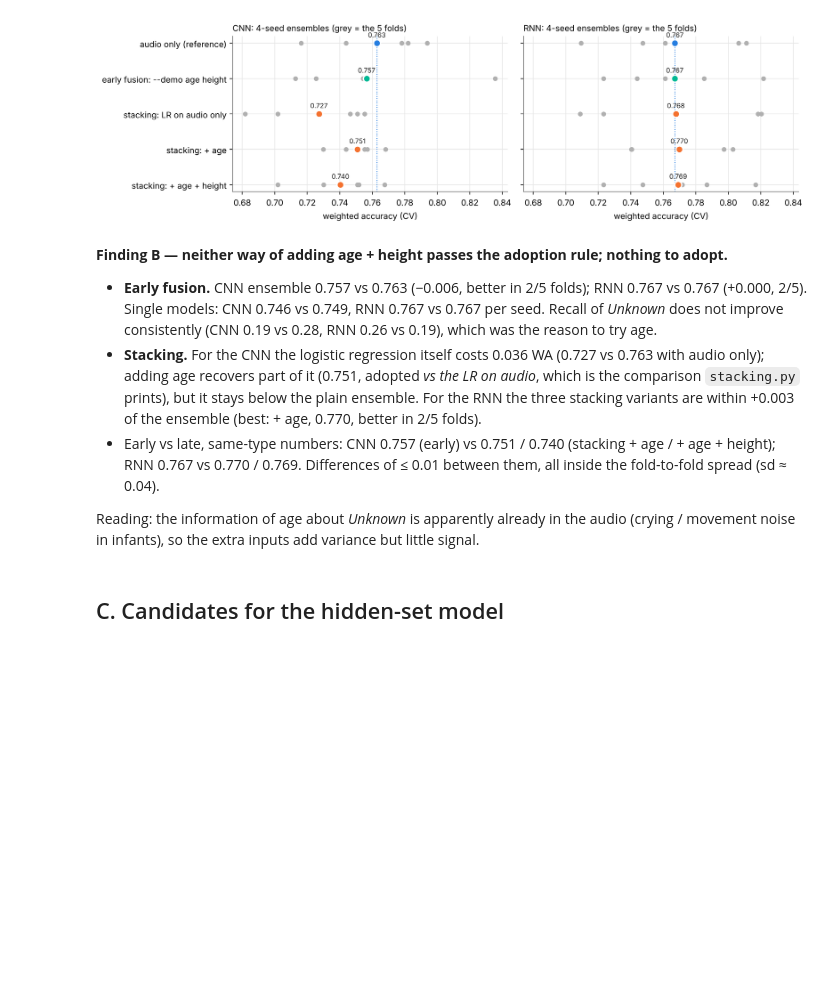
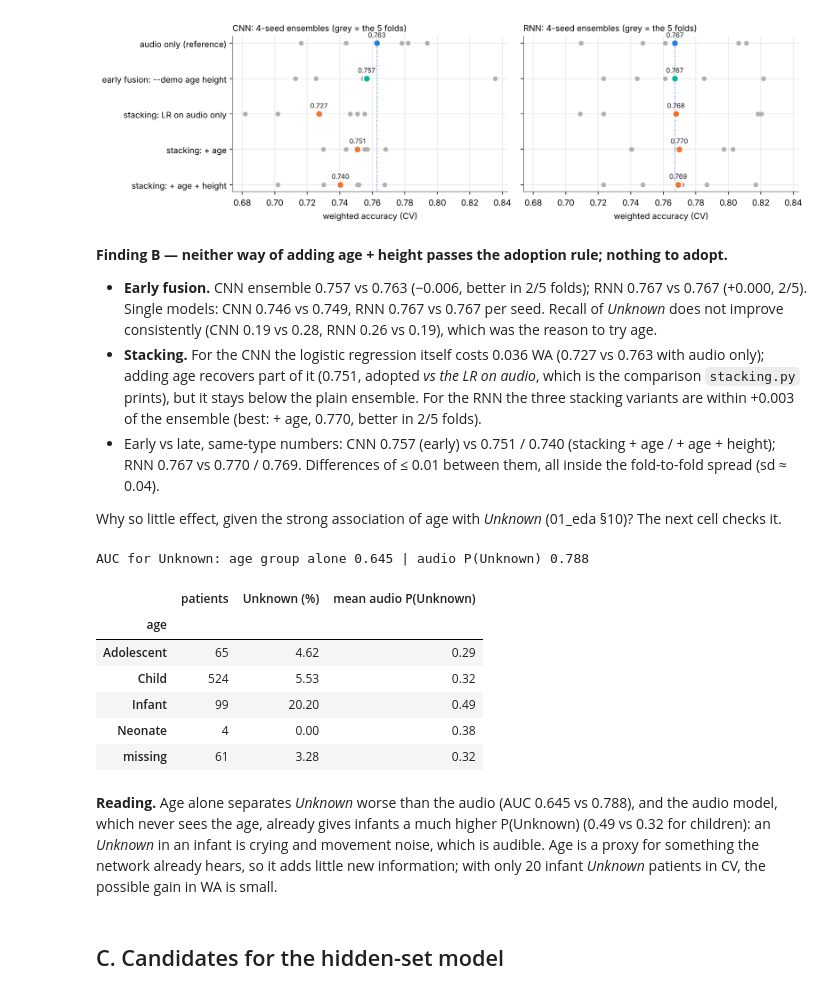
Before and after one commit to amarcos20/FCUP-DL-ML2, a Jupyter notebook: notebooks/07_final_experiments.ipynb, the cells around one changed output. Cells and saved outputs as stored; diff of their text form; code cells hidden in the pictures; blank space fills up the shorter version.

```diff
--- a/notebooks/07_final_experiments.ipynb
+++ b/notebooks/07_final_experiments.ipynb
@@ -244,8 +245,32 @@ fig.tight_layout(); fig.savefig(FIG / 'demographics.png', dpi=150); plt.show()
 - Early vs late, same-type numbers: CNN 0.757 (early) vs 0.751 / 0.740 (stacking + age / + age + height);
   RNN 0.767 vs 0.770 / 0.769. Differences of ≤ 0.01 between them, all inside the fold-to-fold spread (sd ≈ 0.04).
 
-Reading: the information of age about *Unknown* is apparently already in the audio (crying / movement noise in
-infants), so the extra inputs add variance but little signal.
+Why so little effect, given the strong association of age with *Unknown* (01_eda §10)? The next cell checks it.
+# %%
+ps = [load_oof(n) for n in group('rnn', 'ref')]
+pat = patient_scores(windows.loc[ps[0][0]], np.mean([p for _, p in ps], axis=0))
+age = pd.read_csv('data/circor/training_data.csv').set_index('Patient ID')['Age'].fillna('missing')
+pat['age'] = pat.index.map(age)
+is_u = pat['murmur'] == 'Unknown'
+rate = is_u.groupby(pat['age']).mean()                  # share of Unknown per age group
+print('AUC for Unknown: age group alone %.3f | audio P(Unknown) %.3f' % (
+      roc_auc_score(is_u, pat['age'].map(rate)), roc_auc_score(is_u, pat['Unknown'])))
+pd.DataFrame({'patients': pat['age'].value_counts(), 'Unknown (%)': 100 * rate,
+              'mean audio P(Unknown)': pat.groupby('age')['Unknown'].mean()}).round(2)
+# %% [output]
+AUC for Unknown: age group alone 0.645 | audio P(Unknown) 0.788
+|  | patients | Unknown (%) | mean audio P(Unknown) |
+| age |  |  |  |
+| Adolescent | 65 | 4.62 | 0.29 |
+| Child | 524 | 5.53 | 0.32 |
+| Infant | 99 | 20.20 | 0.49 |
+| Neonate | 4 | 0.00 | 0.38 |
+| missing | 61 | 3.28 | 0.32 |
+# %% [markdown]
+**Reading.** Age alone separates *Unknown* worse than the audio (AUC 0.645 vs 0.788), and the audio model, which
+never sees the age, already gives infants a much higher P(Unknown) (0.49 vs 0.32 for children): an *Unknown* in an
+infant is crying and movement noise, which is audible. Age is a proxy for something the network already hears, so it
+adds little new information; with only 20 infant *Unknown* patients in CV, the possible gain in WA is small.
 # %% [markdown]
 ## C. Candidates for the hidden-set model
 # %%
```
Also changed, not shown: parts of 8 cells of this notebook, 13 other files.
